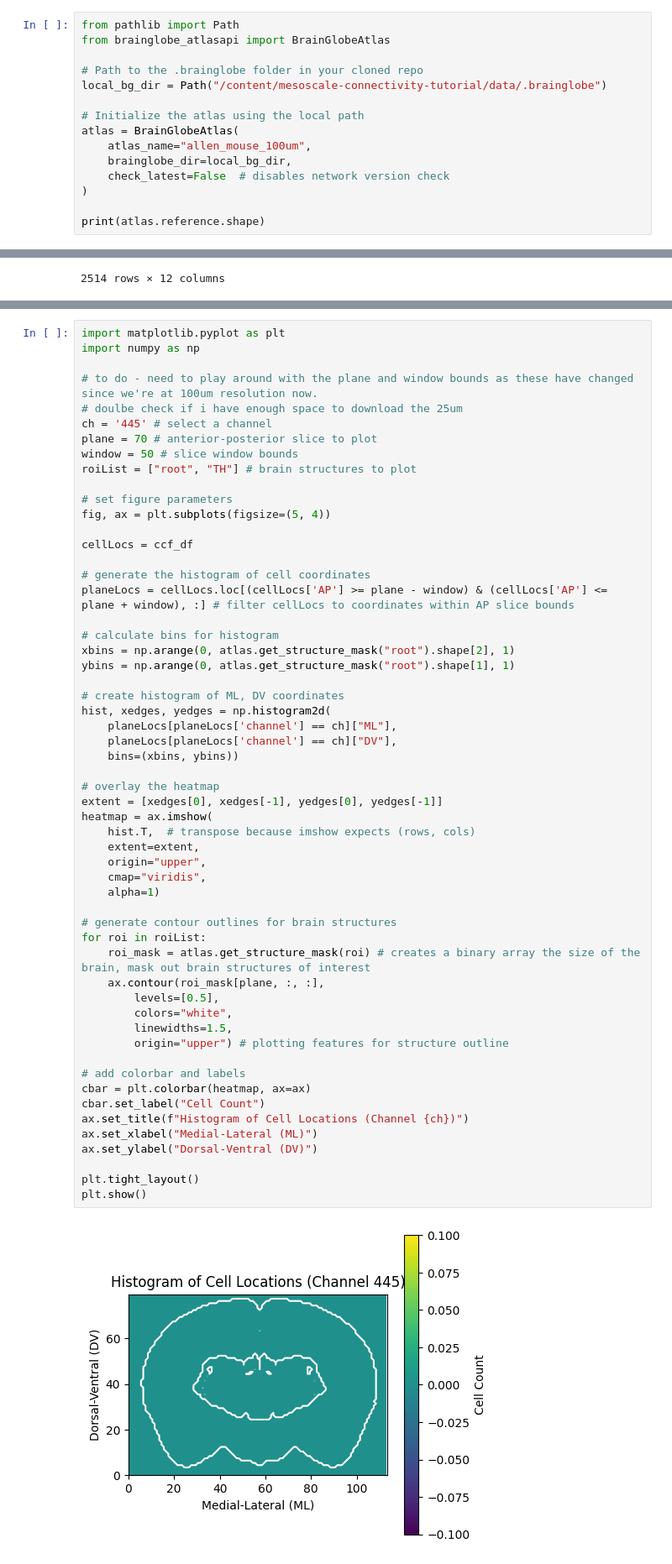
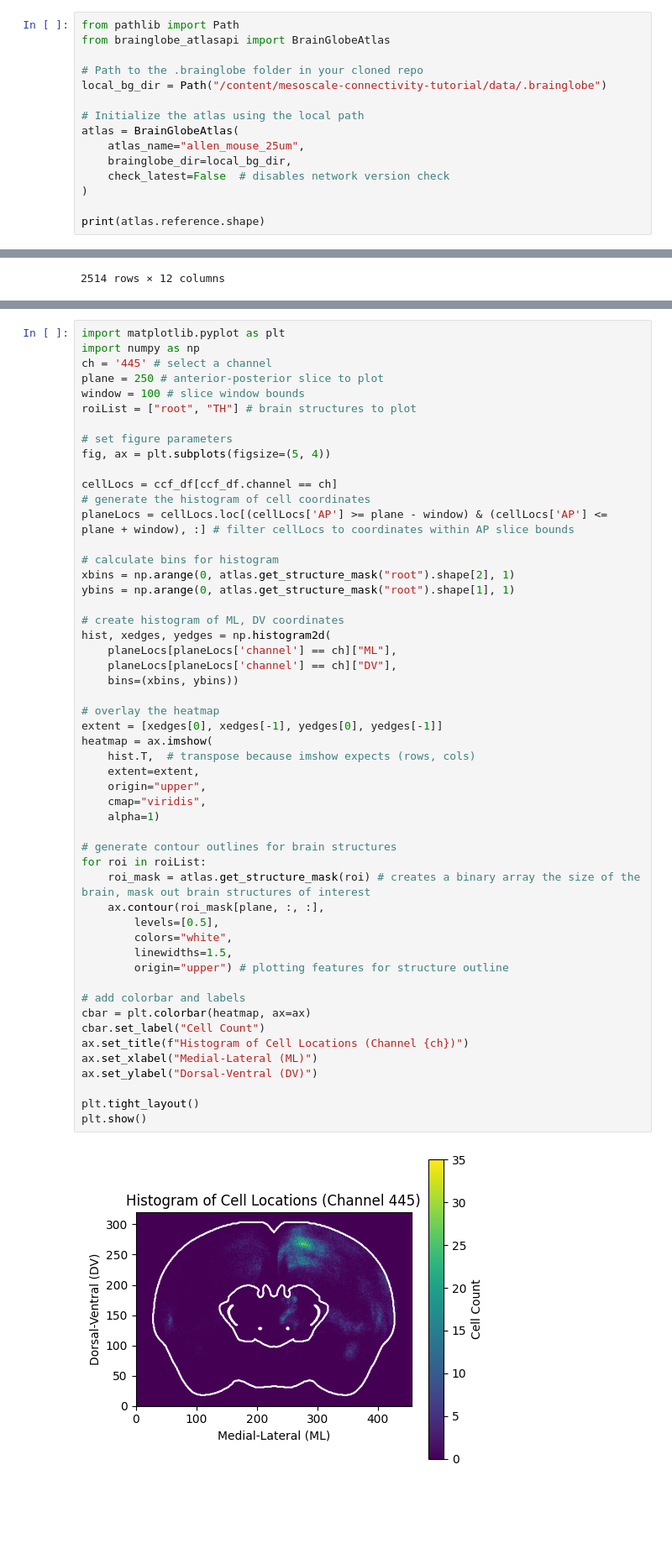
Before and after one commit to leesuyee/mesoscale-connectivity-tutorial, a Jupyter notebook: mesoscale_connectivity_coding_activity.ipynb, the cells around one changed output, grey strips where cells are left out. Shown at 84% size. Drawn from its saved outputs; the diff is of its cells as text; blank space fills up the shorter version.

```diff
--- a/mesoscale_connectivity_coding_activity.ipynb
+++ b/mesoscale_connectivity_coding_activity.ipynb
@@ -81,7 +81,7 @@ local_bg_dir = Path("/content/mesoscale-connectivity-tutorial/data/.brainglobe")
 
 # Initialize the atlas using the local path
 atlas = BrainGlobeAtlas(
-    atlas_name="allen_mouse_100um",
+    atlas_name="allen_mouse_25um",
     brainglobe_dir=local_bg_dir,
     check_latest=False  # disables network version check
 )
@@ -385,19 +363,15 @@ array([ 0,  1,  2,  3,  4,  5,  6,  7,  8,  9, 10, 11, 12, 13, 14, 15, 16,
 # %%
 import matplotlib.pyplot as plt
 import numpy as np
-
-# to do - need to play around with the plane and window bounds as these have changed since we're at 100um resolution now.
-# doulbe check if i have enough space to download the 25um
 ch = '445' # select a channel
-plane = 70 # anterior-posterior slice to plot
-window = 50 # slice window bounds
+plane = 250 # anterior-posterior slice to plot
+window = 100 # slice window bounds
 roiList = ["root", "TH"] # brain structures to plot
 
 # set figure parameters
 fig, ax = plt.subplots(figsize=(5, 4))
 
-cellLocs = ccf_df
-
+cellLocs = ccf_df[ccf_df.channel == ch]
 # generate the histogram of cell coordinates
 planeLocs = cellLocs.loc[(cellLocs['AP'] >= plane - window) & (cellLocs['AP'] <= plane + window), :] # filter cellLocs to coordinates within AP slice bounds
 
@@ -412,31 +386,31 @@ hist, xedges, yedges = np.histogram2d(
     bins=(xbins, ybins))
 
 # overlay the heatmap
 extent = [xedges[0], xedges[-1], yedges[0], yedges[-1]]
 heatmap = ax.imshow(
     hist.T,  # transpose because imshow expects (rows, cols)
     extent=extent,
     origin="upper",
     cmap="viridis",
     alpha=1)
 
 # generate contour outlines for brain structures
 for roi in roiList:
     roi_mask = atlas.get_structure_mask(roi) # creates a binary array the size of the brain, mask out brain structures of interest
     ax.contour(roi_mask[plane, :, :],
         levels=[0.5],
         colors="white",
         linewidths=1.5,
         origin="upper") # plotting features for structure outline
 
 # add colorbar and labels
 cbar = plt.colorbar(heatmap, ax=ax)
 cbar.set_label("Cell Count")
 ax.set_title(f"Histogram of Cell Locations (Channel {ch})")
 ax.set_xlabel("Medial-Lateral (ML)")
 ax.set_ylabel("Dorsal-Ventral (DV)")
 
 plt.tight_layout()
 plt.show()
 # %% [output]
-[figure, old version]
+[figure, new version]
```
Also changed, not shown: parts of 7 cells of this notebook.
